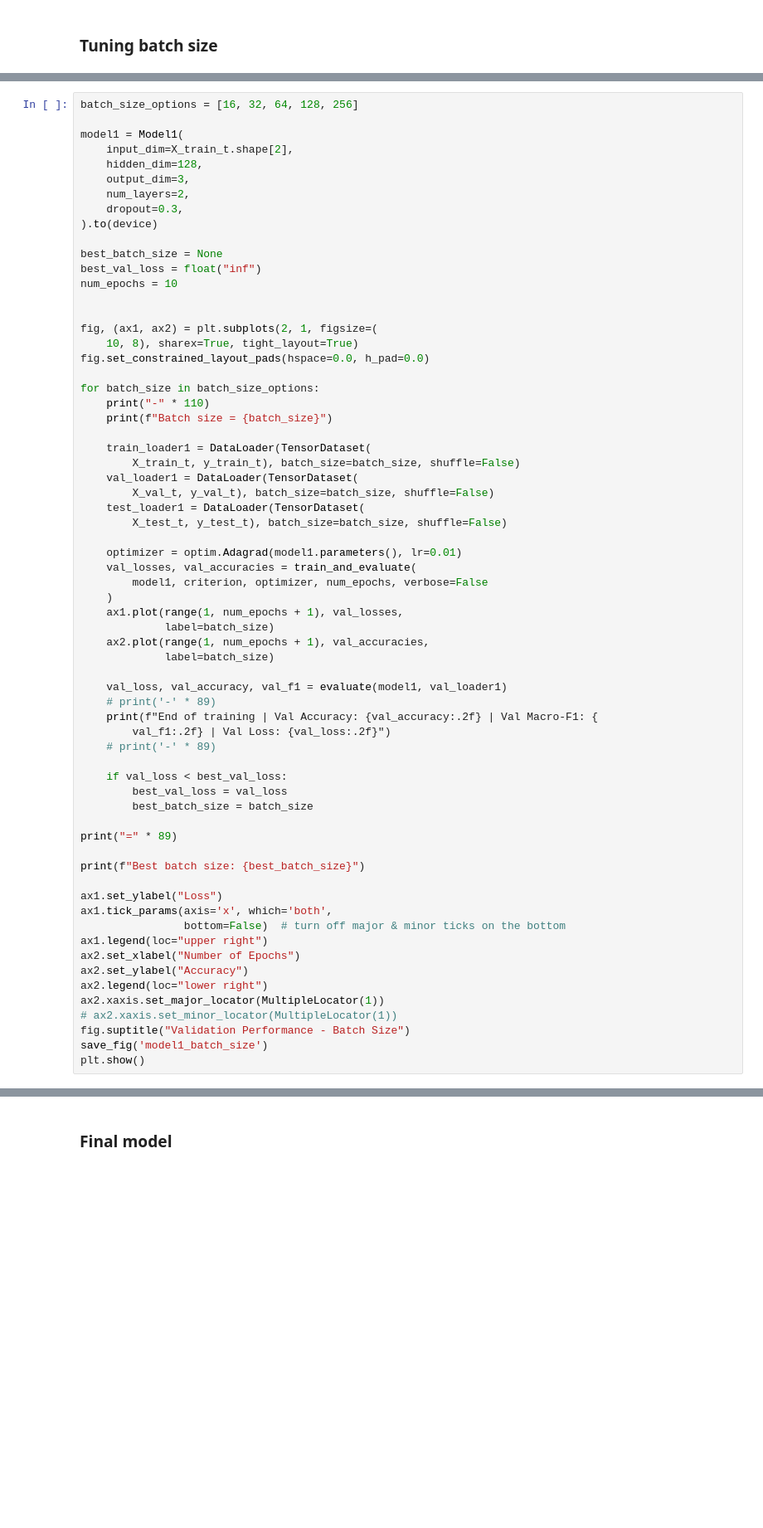
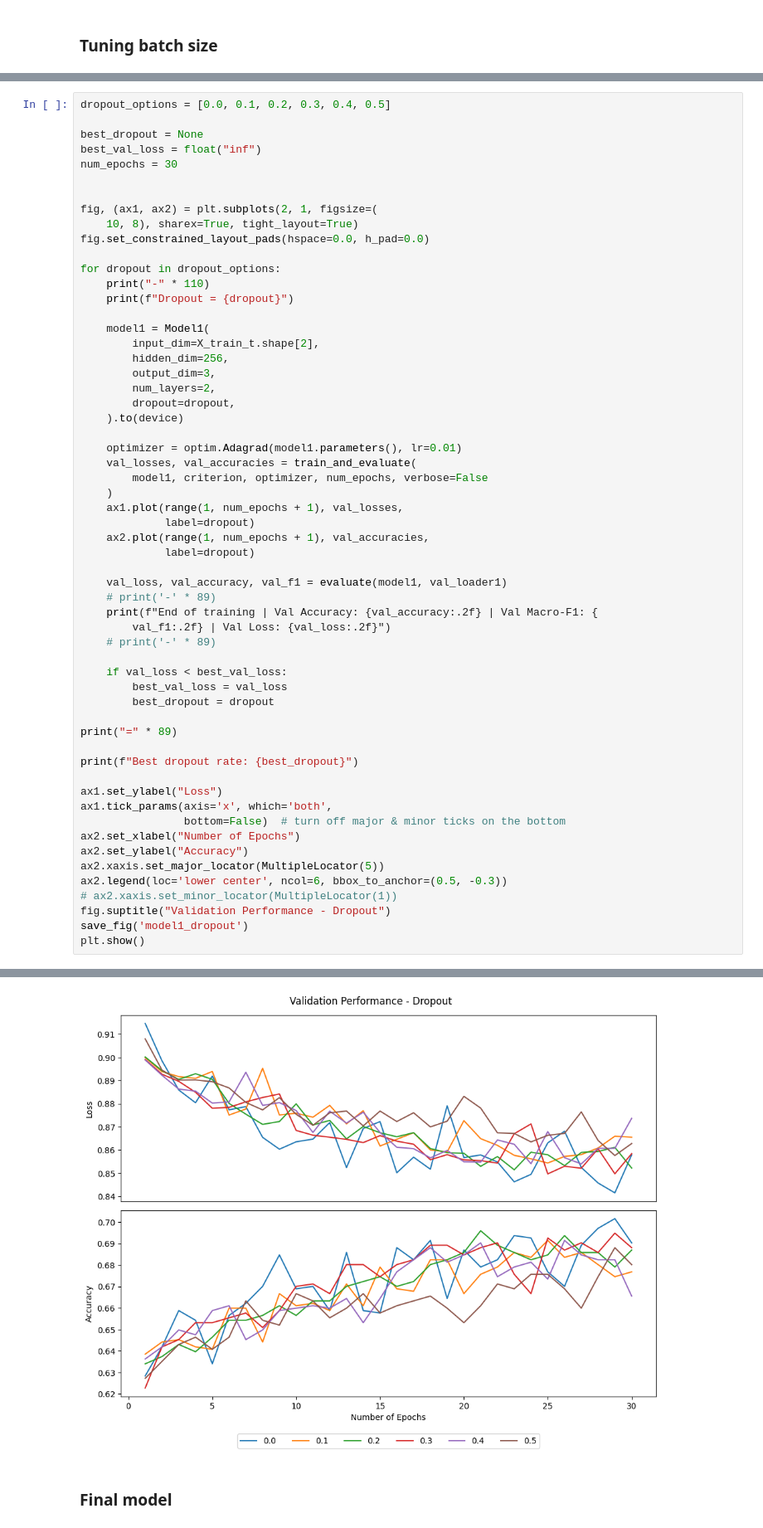
Before and after one commit to milanaveed/cits4012_project, a Jupyter notebook: 4012_测试 (1).ipynb, the cells around one changed output, grey strips where cells are left out. Shown at 83% size. Saved outputs shown, nothing was run; the diff lists cells and outputs as text; blank space fills up the shorter version.

```diff
--- a/4012_测试 (1).ipynb
+++ b/4012_测试 (1).ipynb
@@ -1150,42 +1296,35 @@ Best batch size: 64
 # %%
-batch_size_options = [16, 32, 64, 128, 256]
+dropout_options = [0.0, 0.1, 0.2, 0.3, 0.4, 0.5]
 
-model1 = Model1(
-    input_dim=X_train_t.shape[2],
-    hidden_dim=128,
-    output_dim=3,
-    num_layers=2,
-    dropout=0.3,
-).to(device)
-
-best_batch_size = None
+best_dropout = None
 best_val_loss = float("inf")
-num_epochs = 10
+num_epochs = 30
 
 
 fig, (ax1, ax2) = plt.subplots(2, 1, figsize=(
     10, 8), sharex=True, tight_layout=True)
 fig.set_constrained_layout_pads(hspace=0.0, h_pad=0.0)
 
-for batch_size in batch_size_options:
+for dropout in dropout_options:
     print("-" * 110)
-    print(f"Batch size = {batch_size}")
+    print(f"Dropout = {dropout}")
 
-    train_loader1 = DataLoader(TensorDataset(
-        X_train_t, y_train_t), batch_size=batch_size, shuffle=False)
-    val_loader1 = DataLoader(TensorDataset(
-        X_val_t, y_val_t), batch_size=batch_size, shuffle=False)
-    test_loader1 = DataLoader(TensorDataset(
-        X_test_t, y_test_t), batch_size=batch_size, shuffle=False)
+    model1 = Model1(
+        input_dim=X_train_t.shape[2],
+        hidden_dim=256,
+        output_dim=3,
+        num_layers=2,
+        dropout=dropout,
+    ).to(device)
 
     optimizer = optim.Adagrad(model1.parameters(), lr=0.01)
     val_losses, val_accuracies = train_and_evaluate(
         model1, criterion, optimizer, num_epochs, verbose=False
     )
     ax1.plot(range(1, num_epochs + 1), val_losses,
-             label=batch_size)
+             label=dropout)
     ax2.plot(range(1, num_epochs + 1), val_accuracies,
-             label=batch_size)
+             label=dropout)
 
     val_loss, val_accuracy, val_f1 = evaluate(model1, val_loader1)
     # print('-' * 89)
@@ -1195,21 +1334,21 @@ for batch_size in batch_size_options:
 
     if val_loss < best_val_loss:
         best_val_loss = val_loss
-        best_batch_size = batch_size
+        best_dropout = dropout
 
 print("=" * 89)
 
-print(f"Best batch size: {best_batch_size}")
+print(f"Best dropout rate: {best_dropout}")
 
 ax1.set_ylabel("Loss")
 ax1.tick_params(axis='x', which='both',
                 bottom=False)  # turn off major & minor ticks on the bottom
-ax1.legend(loc="upper right")
 ax2.set_xlabel("Number of Epochs")
 ax2.set_ylabel("Accuracy")
-ax2.legend(loc="lower right")
-ax2.xaxis.set_major_locator(MultipleLocator(1))
+ax2.xaxis.set_major_locator(MultipleLocator(5))
+ax2.legend(loc='lower center', ncol=6, bbox_to_anchor=(0.5, -0.3))
 # ax2.xaxis.set_minor_locator(MultipleLocator(1))
-fig.suptitle("Validation Performance - Batch Size")
-save_fig('model1_batch_size')
+fig.suptitle("Validation Performance - Dropout")
+save_fig('model1_dropout')
 plt.show()
+# %% [output]
@@ -1216,3 +1375,4 @@ plt.show()
+[figure, added]
 # %% [markdown]
 ### Final model
 # %%
```
Also changed, not shown: parts of 9 cells of this notebook, 3 other files.
